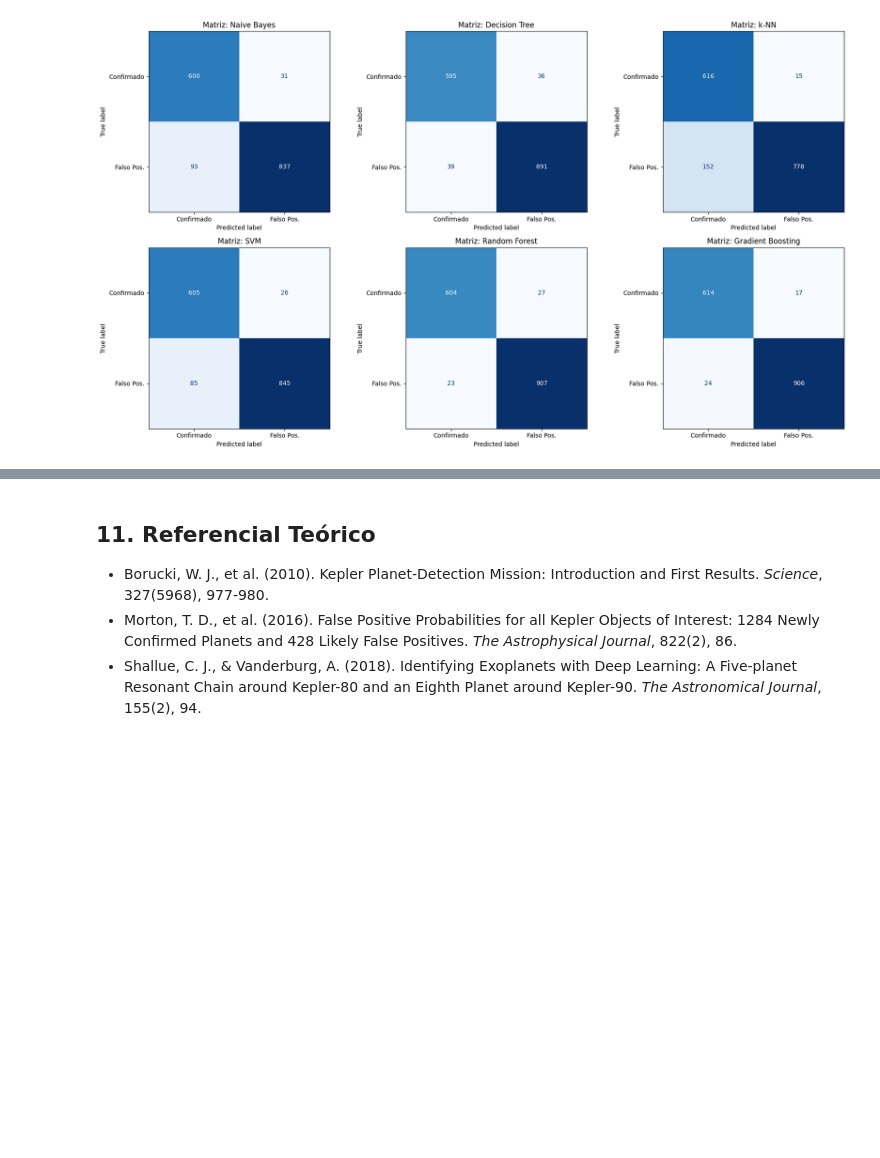
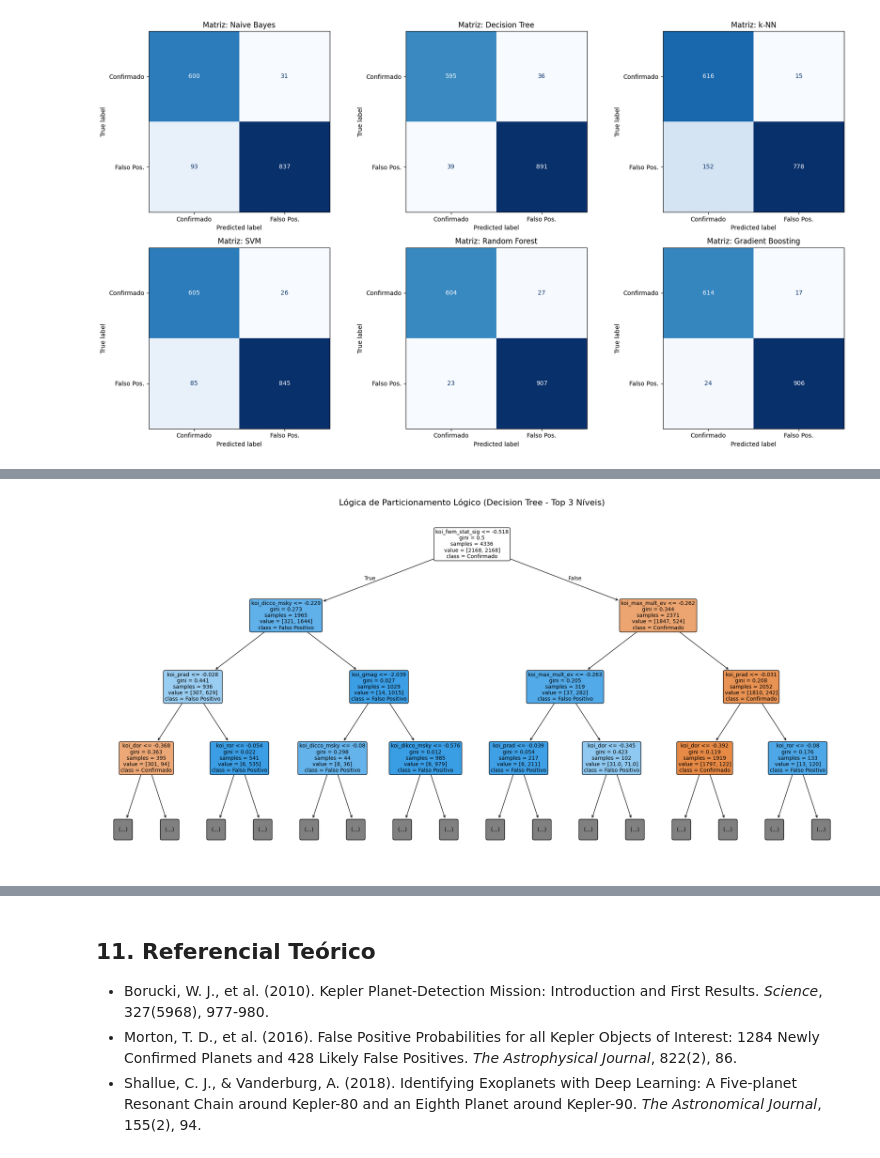
Before and after one commit to pedrinndias/study, a Jupyter notebook: trabalho-pratico-1-encontrando-exoplanetas.ipynb, the cells around one changed output, grey strips where cells are left out. Saved outputs shown, nothing was run; the diff lists cells and outputs as text; code cells hidden in the pictures; blank space fills up the shorter version.

```diff
--- a/trabalho-pratico-1-encontrando-exoplanetas.ipynb
+++ b/trabalho-pratico-1-encontrando-exoplanetas.ipynb
@@ -568,0 +606,19 @@ Modelo: Naive Bayes
+# %%
+# Extrai o modelo de Árvore de Decisão já treinado
+dt_model = modelos["Decision Tree"]
+
+plt.figure(figsize=(20, 10))
+# Plotamos com max_depth=3 para manter a legibilidade visual
+plot_tree(dt_model,
+          max_depth=3,
+          feature_names=X_train.columns,
+          class_names=['Confirmado', 'Falso Positivo'],
+          filled=True,
+          rounded=True,
+          fontsize=10)
+
+plt.title('Lógica de Particionamento Lógico (Decision Tree - Top 3 Níveis)', fontsize=16)
+plt.tight_layout()
+plt.show()
+# %% [output]
+[figure, added]
```
Also changed, not shown: parts of 6 cells of this notebook.
